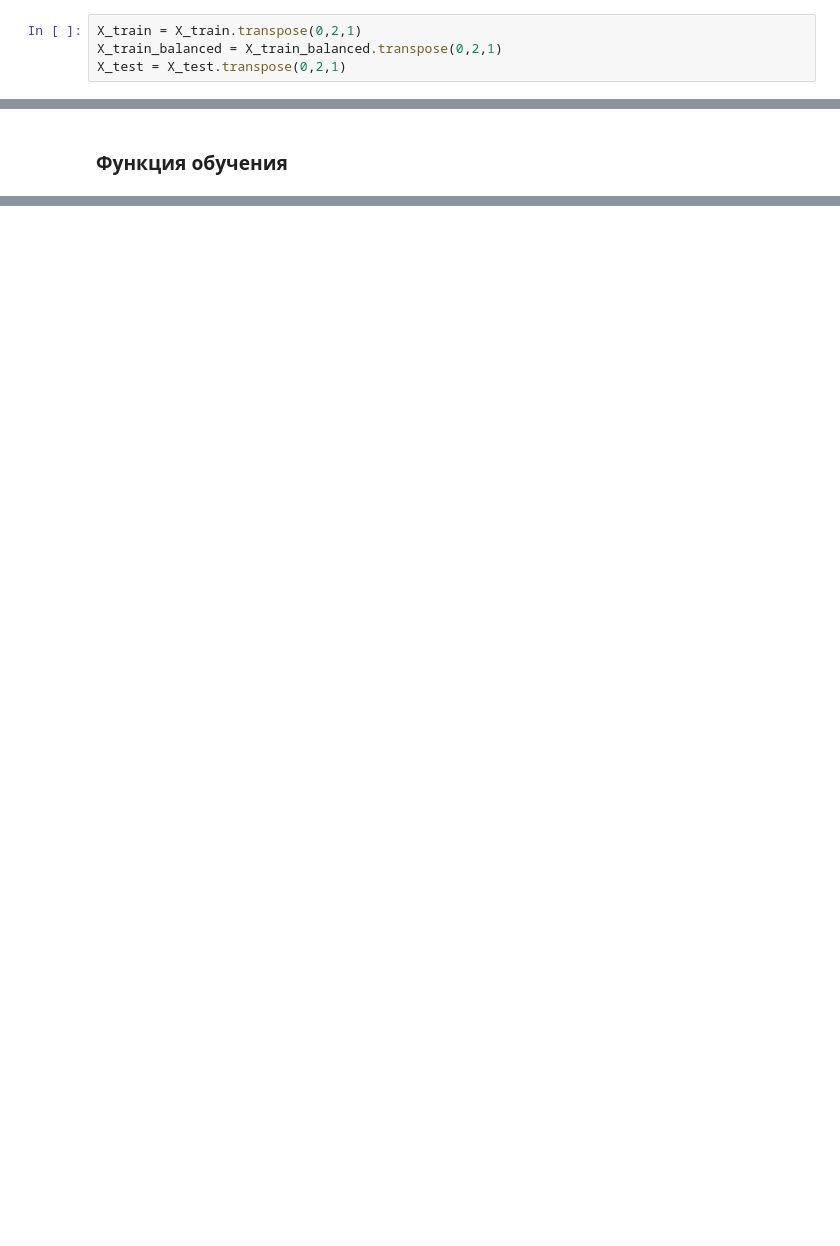
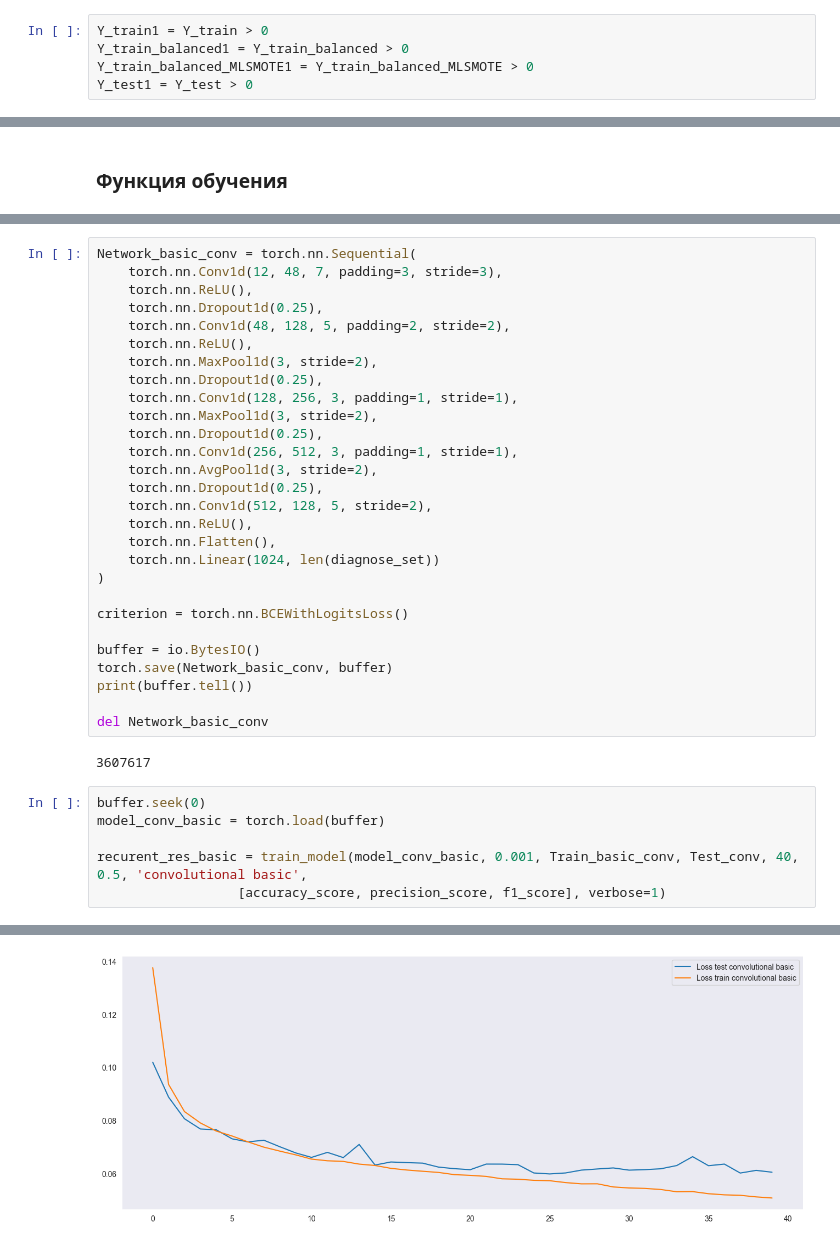
Before and after one commit to SergeiFG/ECG-Classifier, a Jupyter notebook: ECG_Basic.ipynb, the cells around one changed output, grey strips where cells are left out. Saved outputs shown, nothing was run; the diff lists cells and outputs as text; blank space fills up the shorter version.

```diff
--- a/ECG_Basic.ipynb
+++ b/ECG_Basic.ipynb
@@ -310,6 +430,7 @@ num_classes_dataset(Y_train, 'обучающем')
 # %% [markdown]
 ### Подготовка загрузчиков данных
 # %%
-X_train = X_train.transpose(0,2,1)
-X_train_balanced = X_train_balanced.transpose(0,2,1)
-X_test = X_test.transpose(0,2,1)
+Y_train1 = Y_train > 0
+Y_train_balanced1 = Y_train_balanced > 0
+Y_train_balanced_MLSMOTE1 = Y_train_balanced_MLSMOTE > 0
+Y_test1 = Y_test > 0
@@ -616,0 +661,37 @@ array([[0., 0., 0.],
+# %%
+Network_basic_conv = torch.nn.Sequential(
+    torch.nn.Conv1d(12, 48, 7, padding=3, stride=3),
+    torch.nn.ReLU(),
+    torch.nn.Dropout1d(0.25),
+    torch.nn.Conv1d(48, 128, 5, padding=2, stride=2),
+    torch.nn.ReLU(),
+    torch.nn.MaxPool1d(3, stride=2),
+    torch.nn.Dropout1d(0.25),
+    torch.nn.Conv1d(128, 256, 3, padding=1, stride=1),
+    torch.nn.MaxPool1d(3, stride=2),
+    torch.nn.Dropout1d(0.25),
+    torch.nn.Conv1d(256, 512, 3, padding=1, stride=1),
+    torch.nn.AvgPool1d(3, stride=2),
+    torch.nn.Dropout1d(0.25),
+    torch.nn.Conv1d(512, 128, 5, stride=2),
+    torch.nn.ReLU(),
+    torch.nn.Flatten(),
+    torch.nn.Linear(1024, len(diagnose_set))
+)
+
+criterion = torch.nn.BCEWithLogitsLoss()
+
+buffer = io.BytesIO()
+torch.save(Network_basic_conv, buffer)
+print(buffer.tell())
+
+del Network_basic_conv
+# %% [output]
+3607617
+# %%
+buffer.seek(0)
+model_conv_basic = torch.load(buffer)
+
+recurent_res_basic = train_model(model_conv_basic, 0.001, Train_basic_conv, Test_conv, 40, 0.5, 'convolutional basic',
+                  [accuracy_score, precision_score, f1_score], verbose=1)
+# %% [output]
@@ -616,0 +715 @@ array([[0., 0., 0.],
+[figure, added]
```
Also changed, not shown: parts of 66 cells of this notebook, 4 other files.
